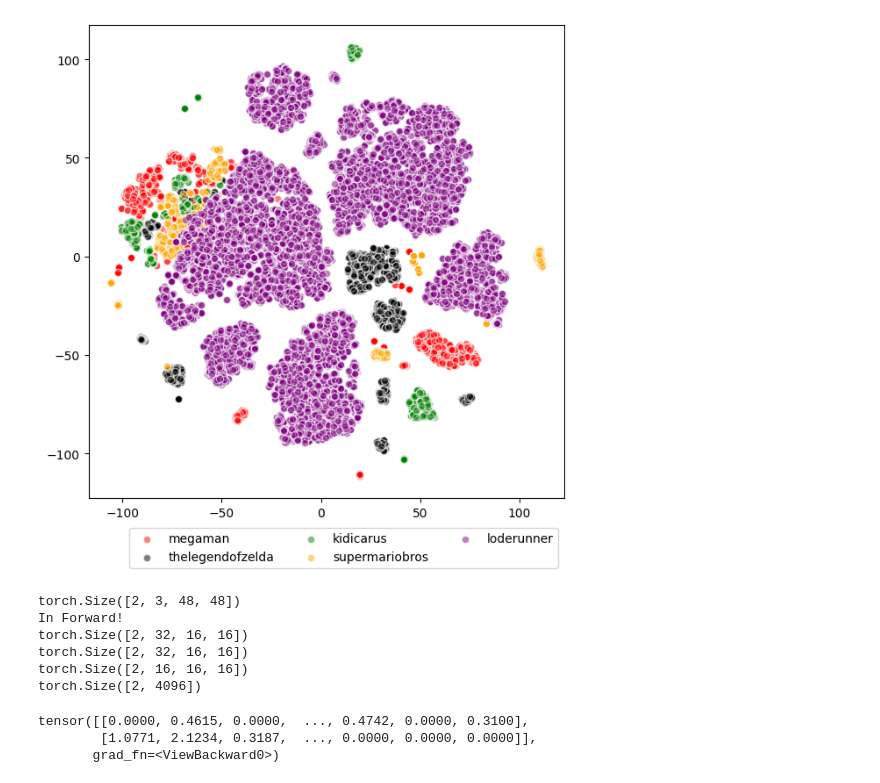
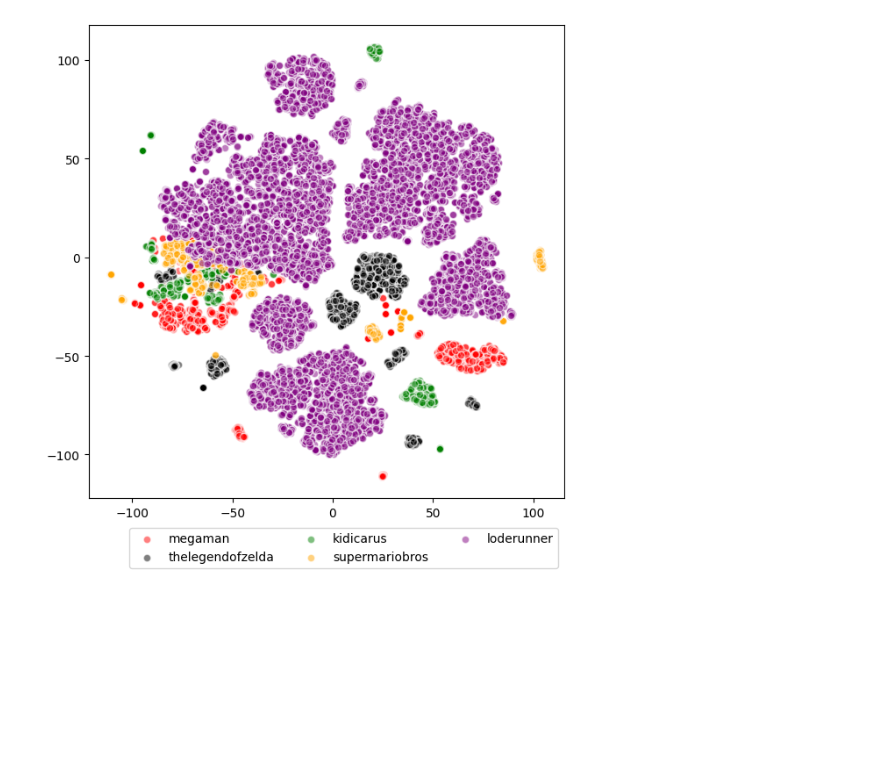
Before and after one commit to Surfytom/TileEmbeddingDissertation, a Jupyter notebook: srcTom/autoencoderTrainingPyTorch.ipynb, the cells around one changed output. Drawn from its saved outputs; the diff is of its cells as text; code cells hidden in the pictures; blank space fills up the shorter version.

```diff
--- a/srcTom/autoencoderTrainingPyTorch.ipynb
+++ b/srcTom/autoencoderTrainingPyTorch.ipynb
@@ -610,65 +22,6 @@ fitEmbeddings = tsne.fit_transform(embeddings)
-# %%
-fig = plt.figure(figsize=(7, 7))
-
-previousIndex = 0
-colors = ["red", "black", "green", "orange", "purple"]
-for i, (gamename, indexTo) in enumerate(gameNames):
-    plt.scatter(fitEmbeddings[previousIndex:previousIndex+indexTo, 0], fitEmbeddings[previousIndex:previousIndex+indexTo, 1], label=gamename, c=colors[i], edgecolors='white', alpha=0.5)
-    previousIndex = previousIndex+indexTo
-
-plt.legend(ncols=3, bbox_to_anchor=(1, -0.05))
-plt.show()
-# %% [output]
-[figure, removed]
-# %%
-class TestModel(nn.Module):
-
-    def __init__(self):
-        super().__init__()
-
-        self.layer1 = nn.Conv2d(3, 32, kernel_size=3, stride=3)
-        self.layer2 = nn.Conv2d(32, 32, kernel_size=3, stride=1, padding=1)
-        self.layer3 = nn.Conv2d(32, 16, kernel_size=3, stride=1, padding=1)
-        self.flattenLayer = nn.Flatten()
-        self.batchNorm1 = nn.BatchNorm2d(32)
-        self.batchNorm2 = nn.BatchNorm2d(32)
-        self.batchNorm3 = nn.BatchNorm2d(16)
-        pass
-
-    def forward(self, x):
-        print("In Forward!")
-        x = self.layer1(x)
-        x = self.batchNorm1(x)
-        x = nn.functional.relu(x)
-        print(x.shape)
-
-        x = self.layer2(x)
-        x = self.batchNorm2(x)
-        x = nn.functional.relu(x)
-        print(x.shape)
-
-        x = self.layer3(x)
-        x = self.batchNorm3(x)
-        x = nn.functional.relu(x)
-        print(x.shape)
-
-        x = self.flattenLayer(x)
-        print(x.shape)
-
-        return x
-
-images = torch.tensor(np.random.randint(0, 255, size=(2, 3, 48, 48))).type(torch.float32)
-print(images.shape)
-
-model = TestModel()
-model(images)
-# %% [output]
-torch.Size([2, 3, 48, 48])
-In Forward!
-torch.Size([2, 32, 16, 16])
-torch.Size([2, 32, 16, 16])
-torch.Size([2, 16, 16, 16])
-torch.Size([2, 4096])
-tensor([[0.0000, 0.4615, 0.0000,  ..., 0.4742, 0.0000, 0.3100],
-        [1.0771, 2.1234, 0.3187,  ..., 0.0000, 0.0000, 0.0000]],
-       grad_fn=<ViewBackward0>)
+# %%
+data, fitEmbeddings = TSNEVisual.TrainTSNEModel("../data/tomData/unifiedRep")
+# %%
+TSNEVisual.DisplayTSNEEmbeddings(data, fitEmbeddings)
+# %% [output]
+[figure, added]
```
Also changed, not shown: parts of 30 cells of this notebook, 6 other files.
